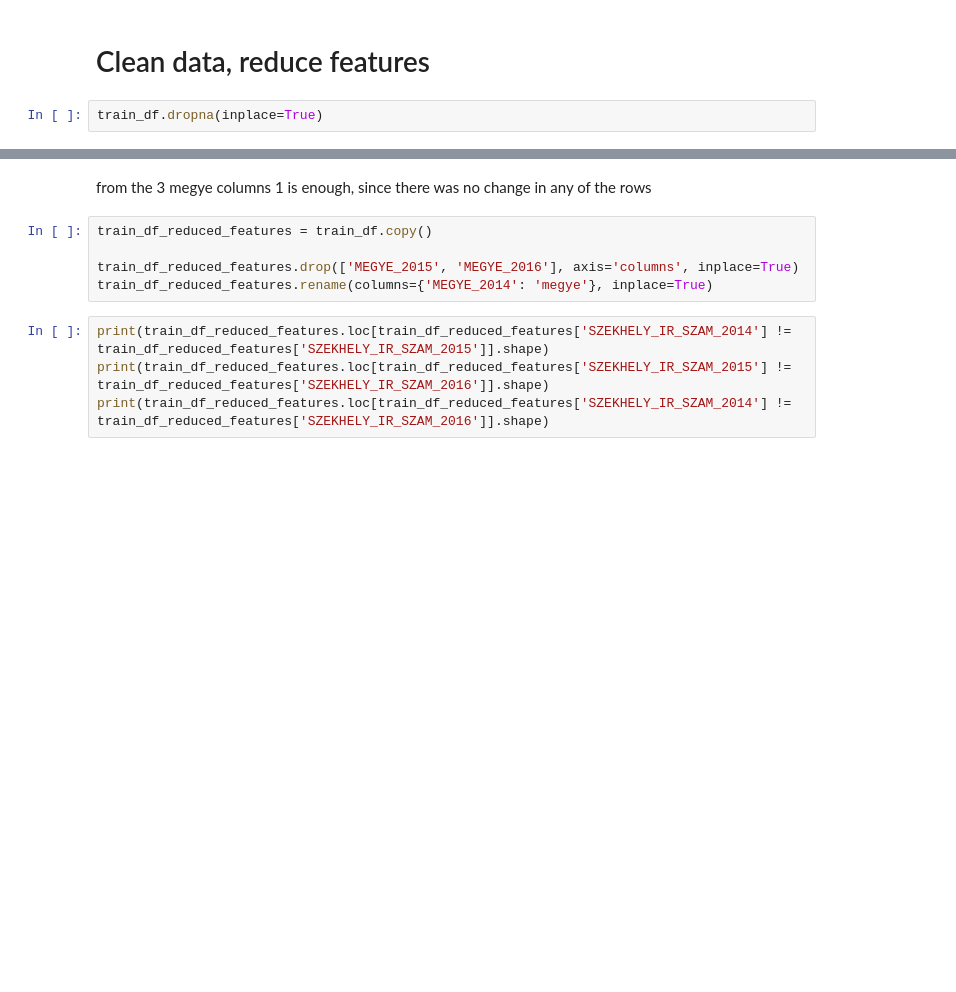
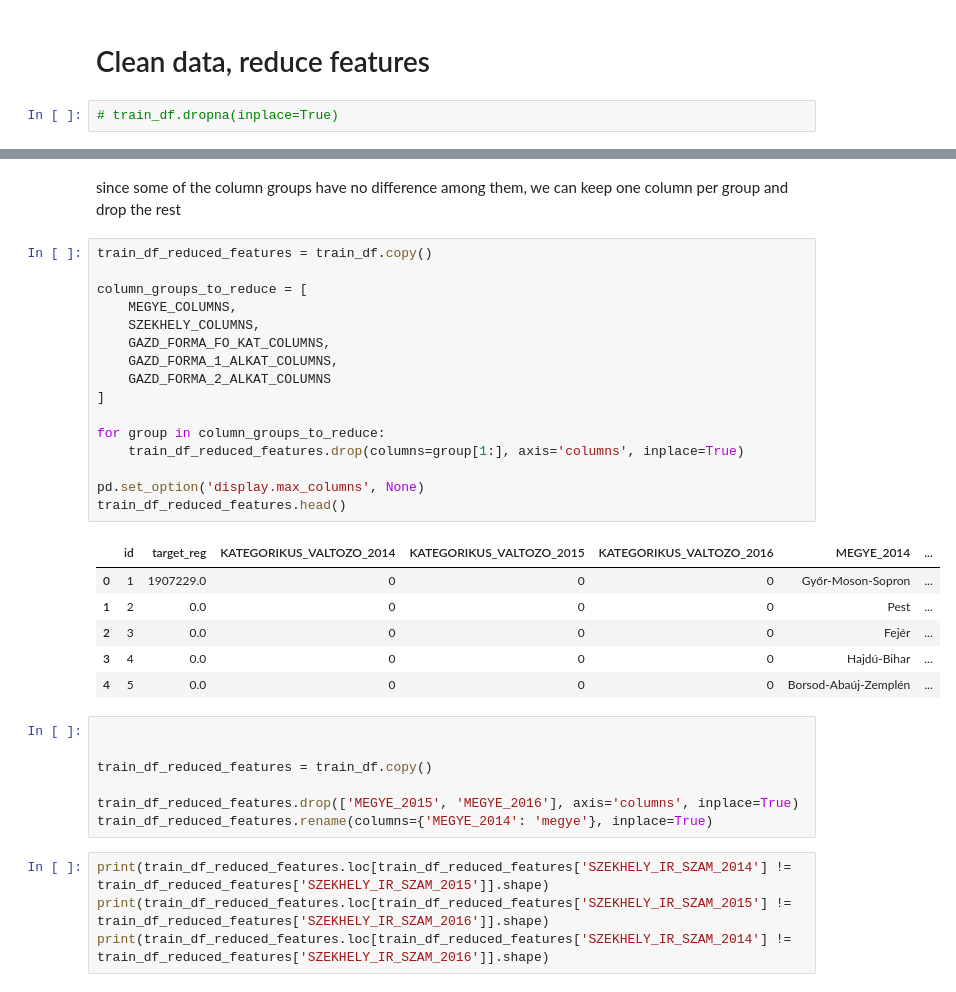
Before and after one commit to yeniuma/DataRacing, a Jupyter notebook: main.ipynb, the cells around one changed output, grey strips where cells are left out. Cells and saved outputs as stored; diff of their text form; blank space fills up the shorter version.

Commit message:
Reduce unnecessary features

```diff
--- a/main.ipynb
+++ b/main.ipynb
@@ -19,5 +19,5 @@ evaluation_df = pd.read_csv('./dataset/test.csv')
 # %% [markdown]
 # Clean data, reduce features
 # %%
-train_df.dropna(inplace=True)
+# train_df.dropna(inplace=True)
 # %%
@@ -79,6 +120,31 @@ different number of rows: 1589 found in columns: agazat_2014_3_alkategoria, agaz
-# %% [markdown]
-from the 3 megye columns 1 is enough, since there was no change in any of the rows
+# %% [markdown]
+since some of the column groups have no difference among them, we can keep one column per group and drop the rest
+# %%
+train_df_reduced_features = train_df.copy()
+
+column_groups_to_reduce = [
+    MEGYE_COLUMNS,
+    SZEKHELY_COLUMNS,
+    GAZD_FORMA_FO_KAT_COLUMNS,
+    GAZD_FORMA_1_ALKAT_COLUMNS,
+    GAZD_FORMA_2_ALKAT_COLUMNS
+]
+
+for group in column_groups_to_reduce:
+    train_df_reduced_features.drop(columns=group[1:], axis='columns', inplace=True)
+
+pd.set_option('display.max_columns', None)
+train_df_reduced_features.head()
+# %% [output]
+|  | id | target_reg | KATEGORIKUS_VALTOZO_2014 | KATEGORIKUS_VALTOZO_2015 | KATEGORIKUS_VALTOZO_2016 | MEGYE_2014 | ... |
+| 0 | 1 | 1907229.0 | 0 | 0 | 0 | Győr-Moson-Sopron | ... |
+| 1 | 2 | 0.0 | 0 | 0 | 0 | Pest | ... |
+| 2 | 3 | 0.0 | 0 | 0 | 0 | Fejér | ... |
+| 3 | 4 | 0.0 | 0 | 0 | 0 | Hajdú-Bihar | ... |
+| 4 | 5 | 0.0 | 0 | 0 | 0 | Borsod-Abaúj-Zemplén | ... |
 # %%
+
+
 train_df_reduced_features = train_df.copy()
 
 train_df_reduced_features.drop(['MEGYE_2015', 'MEGYE_2016'], axis='columns', inplace=True)
```
Also changed, not shown: parts of 5 cells of this notebook.
